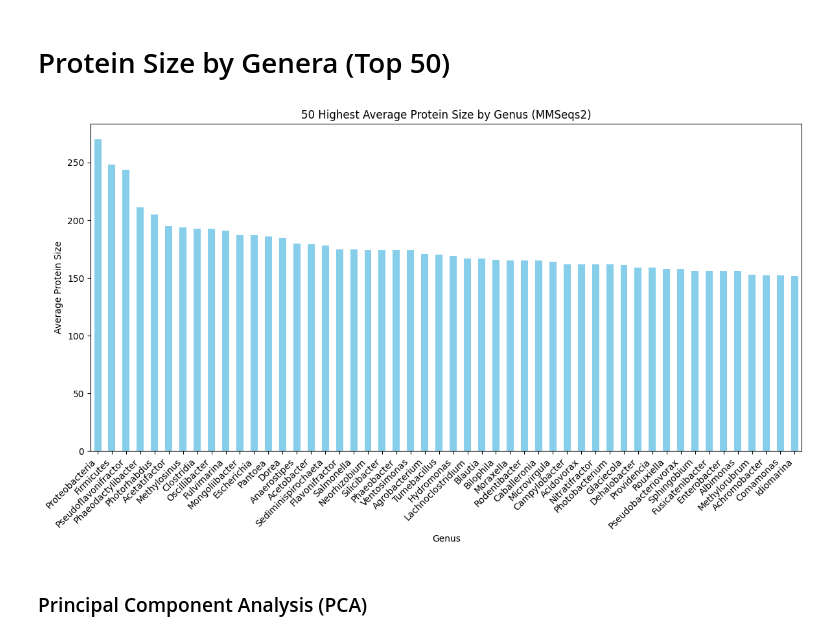
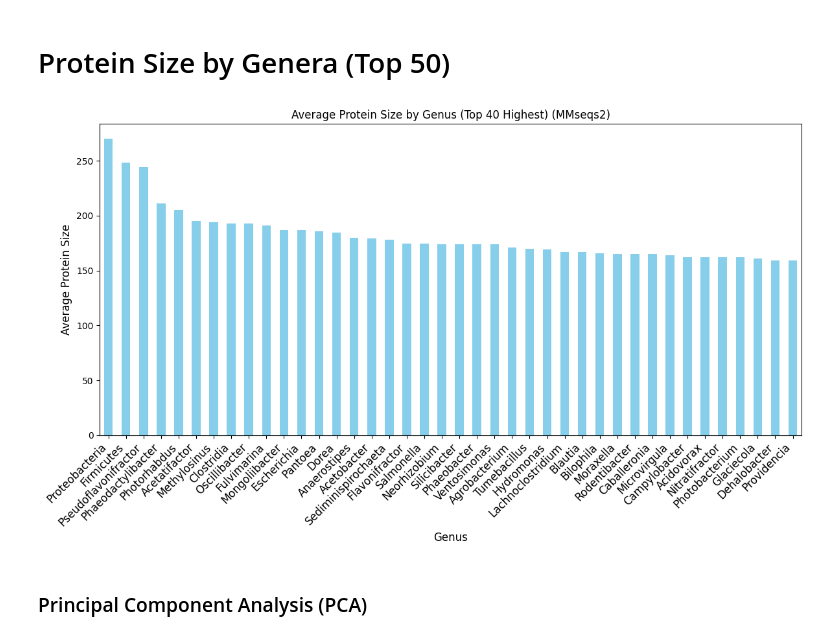
Before and after one commit to ChristianNeitzel/Projeto-Bioinf-PhageAcr, a Jupyter notebook: 3b_code_positive_dataset_mmseqs_analysis.ipynb, the cells around one changed output. Saved outputs shown, nothing was run; the diff lists cells and outputs as text; code cells hidden in the pictures.

```diff
--- a/3b_code_positive_dataset_mmseqs_analysis.ipynb
+++ b/3b_code_positive_dataset_mmseqs_analysis.ipynb
@@ -144,21 +144,21 @@ Number of unique Genera: 258
 # %%
 # Grouping by 'Genus' and calculating mean protein size for each genus
 genus_mean_size = df_mmseqs.groupby('Genus')['Size'].mean().sort_values(ascending=False)
 
-# Selecting the top 50 genera
-top_genus_mean_size = genus_mean_size.head(50)
+# Selecting the top 40 genera
+top_genus_mean_size = genus_mean_size.head(40)
 
 # Creating a bar plot
 plt.figure(figsize=(12, 7))
 top_genus_mean_size.plot(kind='bar', color='skyblue')
-plt.title('50 Highest Average Protein Size by Genus (MMSeqs2)')
-plt.xlabel('Genus')
-plt.ylabel('Average Protein Size')
-plt.xticks(rotation=45, ha='right')
+plt.title('Average Protein Size by Genus (Top 40 Highest) (MMseqs2)', fontsize=12)
+plt.xlabel('Genus', fontsize=12)
+plt.ylabel('Average Protein Size', fontsize=12)
+plt.xticks(rotation=45, ha='right', fontsize=12)
 plt.tight_layout()
 plt.show()
 # %% [output]
-[figure, old version]
+[figure, new version]
 # %% [markdown]
 ### Principal Component Analysis (PCA)
 # %% [markdown]
```
Also changed, not shown: parts of 4 cells of this notebook, 1 other file.
